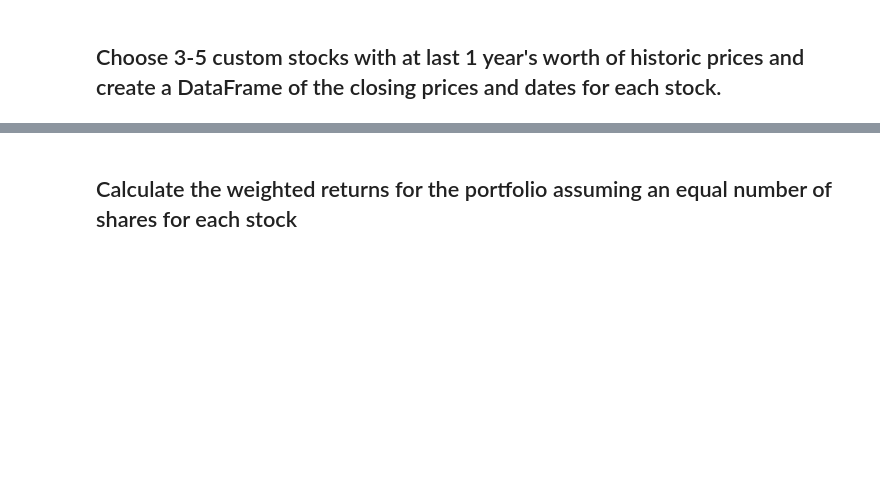
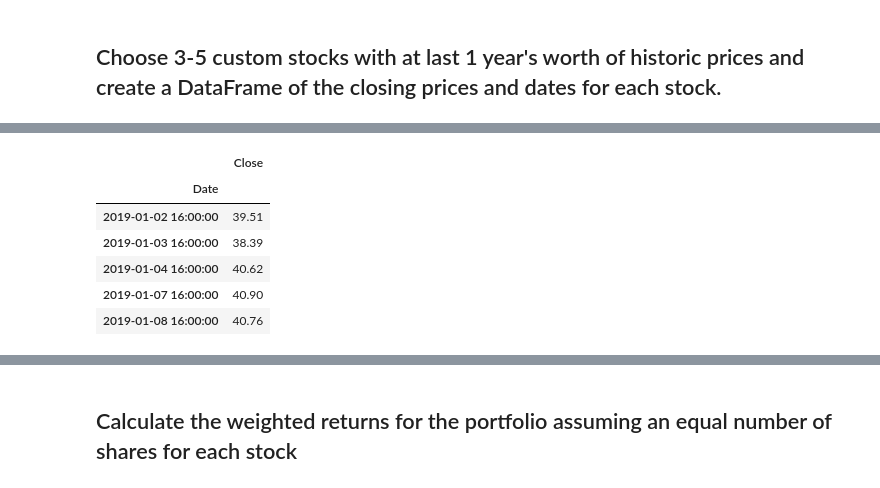
Before and after one commit to markmurdock11/pandas_hw, a Jupyter notebook: whale_analysis.ipynb, the cells around one changed output, grey strips where cells are left out. Saved outputs shown, nothing was run; the diff lists cells and outputs as text; code cells hidden in the pictures; blank space fills up the shorter version.

```diff
--- a/whale_analysis.ipynb
+++ b/whale_analysis.ipynb
@@ -430,0 +460,15 @@ In this section, you will build your own portfolio of stocks, calculate the retu
+# %%
+# Read the third stock
+# YOUR CODE HERE
+
+tcehy_historical = ("../Resources/tcehy_historical.csv")
+tcehy_df = pd.read_csv(tcehy_historical, index_col="Date", parse_dates=True)
+tcehy_df.head()
+# %% [output]
+|  | Close |
+| Date |  |
+| 2019-01-02 16:00:00 | 39.51 |
+| 2019-01-03 16:00:00 | 38.39 |
+| 2019-01-04 16:00:00 | 40.62 |
+| 2019-01-07 16:00:00 | 40.90 |
+| 2019-01-08 16:00:00 | 40.76 |
```
Also changed, not shown: parts of 8 cells of this notebook.
